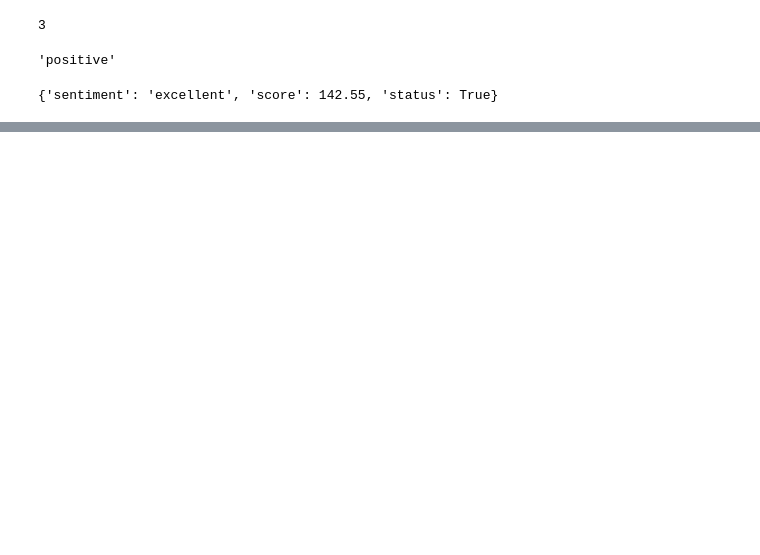
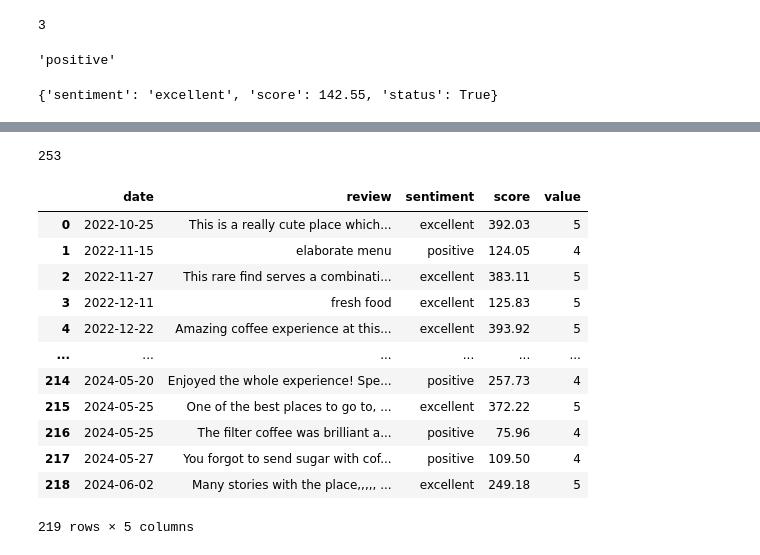
Before and after one commit to Viv696969/Ettara-Data-Driven-Cafe-Software, a Jupyter notebook: Notebook/review_scraping.ipynb, the cells around one changed output, grey strips where cells are left out. Saved outputs shown, nothing was run; the diff lists cells and outputs as text; code cells hidden in the pictures; blank space fills up the shorter version.

```diff
--- a/Notebook/review_scraping.ipynb
+++ b/Notebook/review_scraping.ipynb
@@ -707,0 +541,6 @@ ModuleNotFoundError: No module named 'matplotlib'
+# %%
+def update_sentiment_df(x):
+    inverse_sentiment_map={v:k for k,v in sentiment_mapping.items()}
+    return inverse_sentiment_map[x]
+# %%
+df['value']=df.sentiment.apply(update_sentiment_df)
@@ -707,0 +577,22 @@ ModuleNotFoundError: No module named 'matplotlib'
+# %%
+row.Index
+# %% [output]
+253
+# %%
+df1=df.sort_values('date',ignore_index=True)
+# %%
+df1
+# %% [output]
+|  | date | review | sentiment | score | value |
+| 0 | 2022-10-25 | This is a really cute place which... | excellent | 392.03 | 5 |
+| 1 | 2022-11-15 | elaborate menu | positive | 124.05 | 4 |
+| 2 | 2022-11-27 | This rare find serves a combinati... | excellent | 383.11 | 5 |
+| 3 | 2022-12-11 | fresh food | excellent | 125.83 | 5 |
+| 4 | 2022-12-22 | Amazing coffee experience at this... | excellent | 393.92 | 5 |
+| ... | ... | ... | ... | ... | ... |
+| 214 | 2024-05-20 | Enjoyed the whole experience! Spe... | positive | 257.73 | 4 |
+| 215 | 2024-05-25 | One of the best places to go to, ... | excellent | 372.22 | 5 |
+| 216 | 2024-05-25 | The filter coffee was brilliant a... | positive | 75.96 | 4 |
+| 217 | 2024-05-27 | You forgot to send sugar with cof... | positive | 109.50 | 4 |
+| 218 | 2024-06-02 | Many stories with the place,,,,, ... | excellent | 249.18 | 5 |
+219 rows × 5 columns
```
Also changed, not shown: parts of 36 cells of this notebook, 3 other files.
